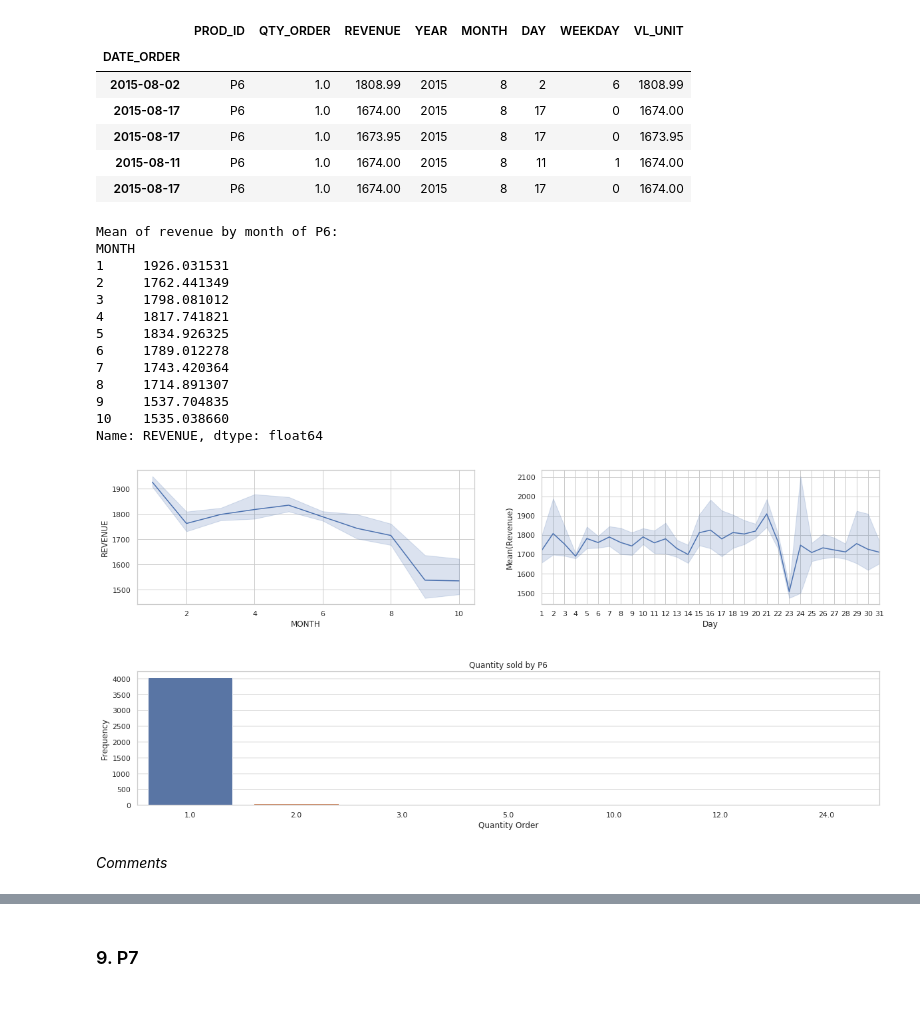
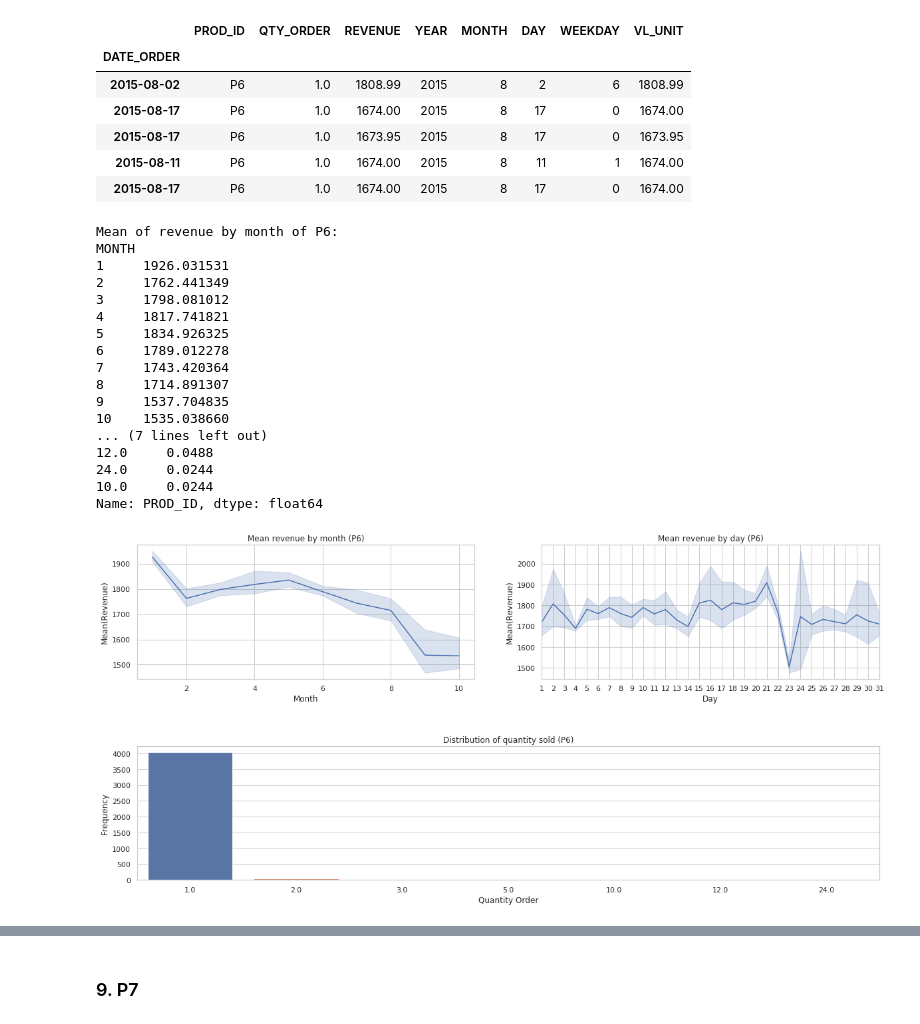
Before and after one commit to lsnascimento/challenge, a Jupyter notebook: work.ipynb, the cells around one changed output, grey strips where cells are left out. Drawn from its saved outputs; the diff is of its cells as text; code cells hidden in the pictures.

Commit message:
graph analysis end

```diff
--- a/work.ipynb
+++ b/work.ipynb
@@ -795,6 +795,13 @@ df_sales_p6.head()
 # %%
 print('Mean of revenue by month of P6:')
 print(df_sales_p6.groupby('MONTH')['REVENUE'].mean())
+
+print('')
+
+print('Distribution of quantity sold (P6):')
+print(
+    round((df_sales_p6.groupby('QTY_ORDER')['PROD_ID'].count() / df_sales_p6.QTY_ORDER.count()) * 100, 4).sort_values(ascending=False)
+)
 
 plt.figure(figsize=(20, 8))
 
@@ -803,39 +810,46 @@ plt.subplots_adjust(hspace=0.5, top=1)
 plt.subplot(221)
 sns.lineplot(x='MONTH', y='REVENUE', palette='tab10', data=df_sales_p6)
 
+plt.title('Mean revenue by month (P6)')
+plt.xlabel('Month')
+plt.ylabel('Mean(Revenue)')
+
 plt.subplot(222)
 sns.lineplot(x='DAY', y='REVENUE', data=df_sales_p6)
 
 x = (np.arange(df_sales_p6.DAY.max()) + 1).astype(str)
 
+plt.title('Mean revenue by day (P6)')
 plt.xlabel('Day')
 plt.ylabel('Mean(Revenue)')
 
 plt.xlim((1, df_sales_p6.DAY.max()))
 plt.xticks(np.arange(df_sales_p6.DAY.max())+1, x)
 
 plt.subplot(212)
 sns.countplot(df_sales_p6['QTY_ORDER'])
 
-plt.title('Quantity sold by P6')
+plt.title('Distribution of quantity sold (P6)')
 plt.xlabel('Quantity Order')
 plt.ylabel('Frequency')
 
 plt.show()
 # %% [output]
 Mean of revenue by month of P6:
 MONTH
 1     1926.031531
 2     1762.441349
 3     1798.081012
 4     1817.741821
 5     1834.926325
 6     1789.012278
 7     1743.420364
 8     1714.891307
 9     1537.704835
 10    1535.038660
-Name: REVENUE, dtype: float64
+... (7 lines left out)
+12.0     0.0488
+24.0     0.0244
+10.0     0.0244
+Name: PROD_ID, dtype: float64
-[figure, old version]
+[figure, new version]
-# %% [markdown]
-*Comments*
```
Also changed, not shown: parts of 11 cells of this notebook.
